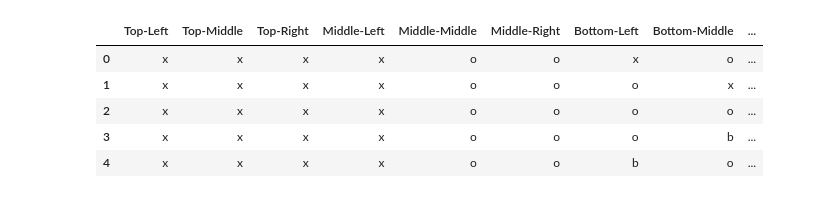
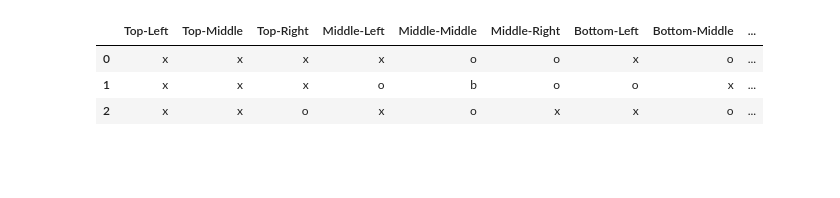
Before and after one commit to EngenhariaSoftwarePUCRS/Inteligencia_Artificial, a Jupyter notebook: Trabalho01/Trabalho01.ipynb, the cells around one changed output. Drawn from its saved outputs; the diff is of its cells as text; code cells hidden in the pictures; blank space fills up the shorter version.

```diff
--- a/Trabalho01/Trabalho01.ipynb
+++ b/Trabalho01/Trabalho01.ipynb
@@ -21,10 +21,6 @@ from typing import Annotated, Literal
 # %%
 # This block contains the dataset initial import and column names
 targetClass = "Outcome"
-X_GANHOU = 'X Ganhou'
-O_GANHOU = 'O Ganhou'
-VELHA = 'Deu Velha'
-TEM_JOGO = 'Tem Jogo'
 columnNames = [
     "Top-Left", "Top-Middle", "Top-Right",
     "Middle-Left", "Middle-Middle", "Middle-Right",
@@ -32,6 +28,6 @@ columnNames = [
     targetClass,
 ]
 dataset = pd.read_csv(
-    "tic-tac-toe-new.data",
+    "tic-tac-toe-minimum.data",
     names=columnNames,
 )
@@ -121,14 +124,12 @@ def has_won(player: Cell, board: list[Cell]) -> bool:
     return False
 # %%
 # Simply check wether dataset appears to be correct on its initial state
-dataset.head(5)
+dataset.head(3)
 # %% [output]
 |  | Top-Left | Top-Middle | Top-Right | Middle-Left | Middle-Middle | Middle-Right | Bottom-Left | Bottom-Middle | ... |
 | 0 | x | x | x | x | o | o | x | o | ... |
-| 1 | x | x | x | x | o | o | o | x | ... |
-| 2 | x | x | x | x | o | o | o | o | ... |
-| 3 | x | x | x | x | o | o | o | b | ... |
-| 4 | x | x | x | x | o | o | b | o | ... |
+| 1 | x | x | x | o | b | o | o | x | ... |
+| 2 | x | x | o | x | o | x | x | o | ... |
 # %%
 # This block handles the majority of the dataset's transformation
 # It should convert all cells into their numeric counterparts
```
Also changed, not shown: parts of 13 cells of this notebook.
